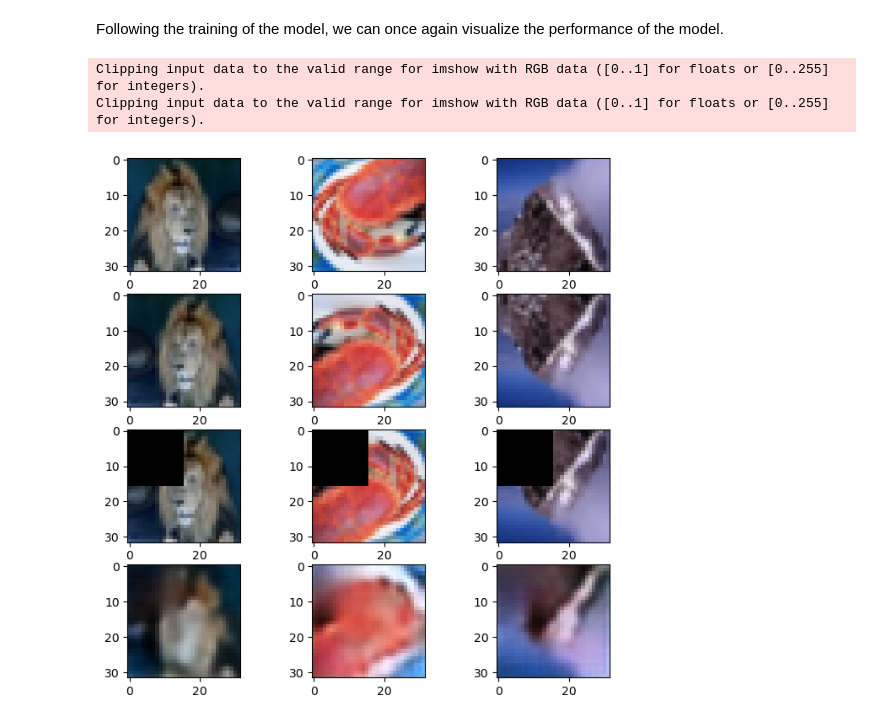
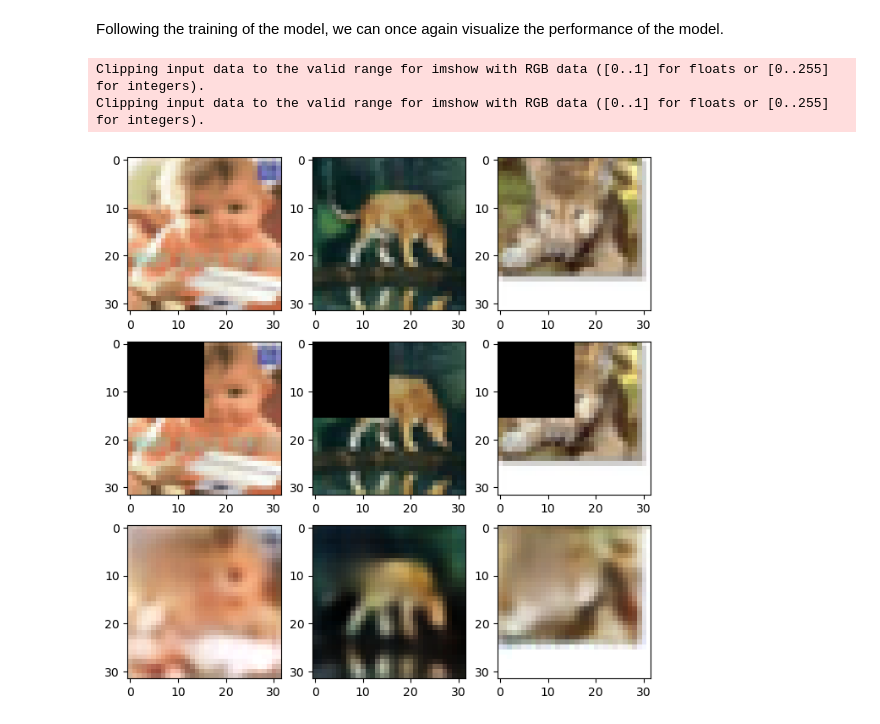
Before and after one commit to evwlu/image-inpainting, a Jupyter notebook: viz.ipynb, the cells around one changed output. Drawn from its saved outputs; the diff is of its cells as text; code cells hidden in the pictures.

```diff
--- a/viz.ipynb
+++ b/viz.ipynb
@@ -113,17 +136,17 @@ Following the training of the model, we can once again visualize the performance
 # %%
 sample_image_indices = [0, 1, 2]
 sample_images = tf.cast(tf.gather(original_images, sample_image_indices), tf.float32)
-generated_images = model(masked_images)
+new_masked_images = tf.cast(original_images * (1 - M_C), dtype=tf.float32)
+generated_images = model(new_masked_images)
 
-fig, ax = plt.subplots(4, 3)
+fig, ax = plt.subplots(3, 3)
 fig.set_size_inches(8, 8)
 
 for i in range(3):
     ax[0][i].imshow(original_images[i]/255., cmap = "Greys")
-    ax[1][i].imshow(augmented_images[i]/255., cmap = "Greys")
-    ax[2][i].imshow(masked_images[i]/255., cmap = "Greys")
-    ax[3][i].imshow(generated_images[i]/255., cmap = "Greys")
+    ax[1][i].imshow(new_masked_images[i]/255., cmap = "Greys")
+    ax[2][i].imshow(generated_images[i]/255., cmap = "Greys")
 # %% [output]
 Clipping input data to the valid range for imshow with RGB data ([0..1] for floats or [0..255] for integers).
 Clipping input data to the valid range for imshow with RGB data ([0..1] for floats or [0..255] for integers).
-[figure, old version]
+[figure, new version]
```
Also changed, not shown: parts of 4 cells of this notebook, 2 other files.
